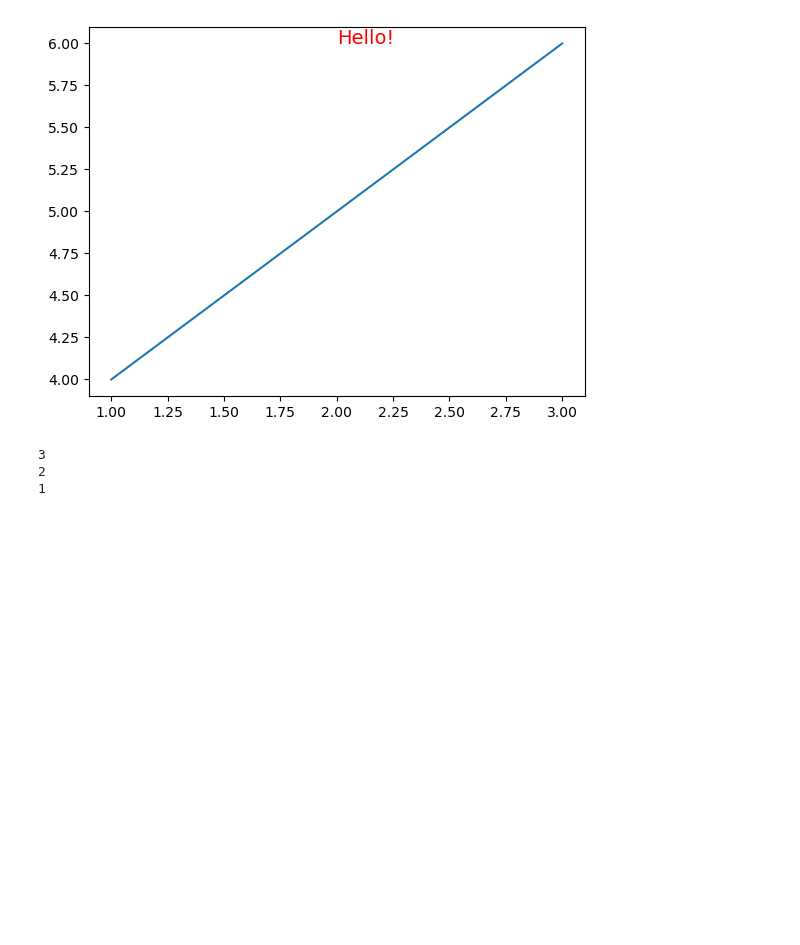
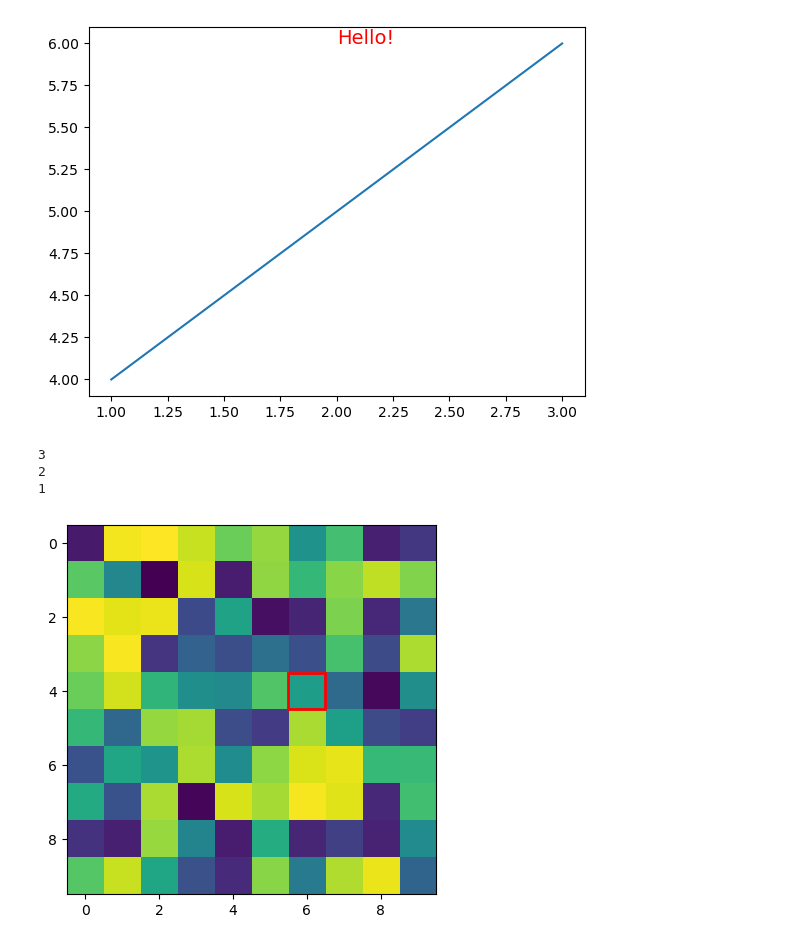
Before and after one commit to tanvirulz/funloop, a Jupyter notebook: sandbox.ipynb, the cells around one changed output. Saved outputs shown, nothing was run; the diff lists cells and outputs as text; code cells hidden in the pictures; blank space fills up the shorter version.

```diff
--- a/sandbox.ipynb
+++ b/sandbox.ipynb
@@ -371,3 +371,28 @@ i = 5
 pi = colored(f"{i}","red")
 
 print (f"this({pi})")
+# %%
+import numpy as np
+import matplotlib.pyplot as plt
+import matplotlib.patches as patches
+
+# Create a 2D array
+arr = np.random.rand(10, 10)
+
+# Coordinates to highlight (row i, column j)
+i, j = 4, 6
+
+# Display the array
+plt.imshow(arr, cmap='viridis')
+
+# Get the current axes and add a rectangle patch
+ax = plt.gca()
+rect = patches.Rectangle((j - 0.5, i - 0.5), 1, 1,
+                         linewidth=2, edgecolor='red', facecolor='none')
+ax.add_patch(rect)
+
+# Optional: turn on the grid
+plt.grid(False)
+plt.show()
+# %% [output]
+[figure, added]
```
Also changed, not shown: 1 other file.
